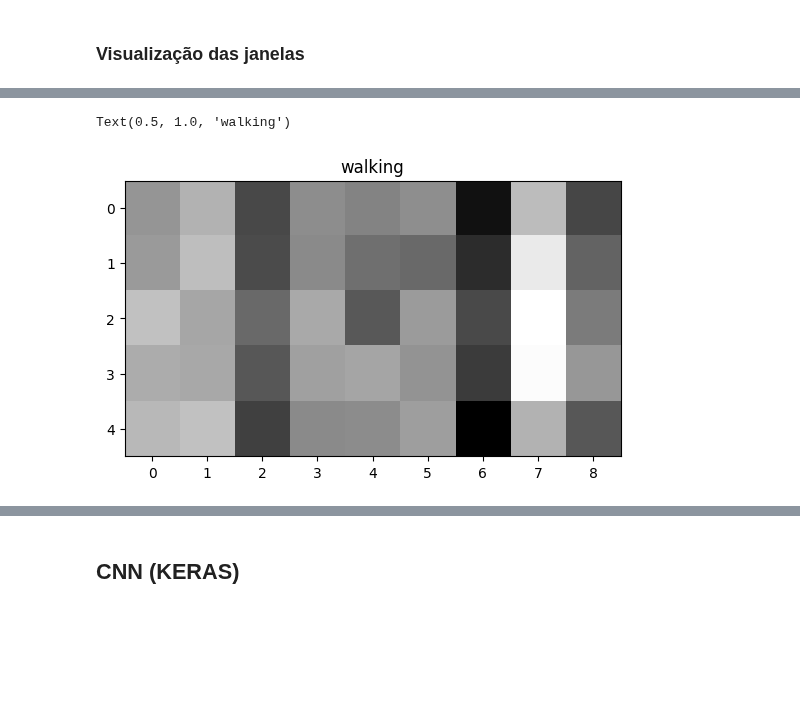
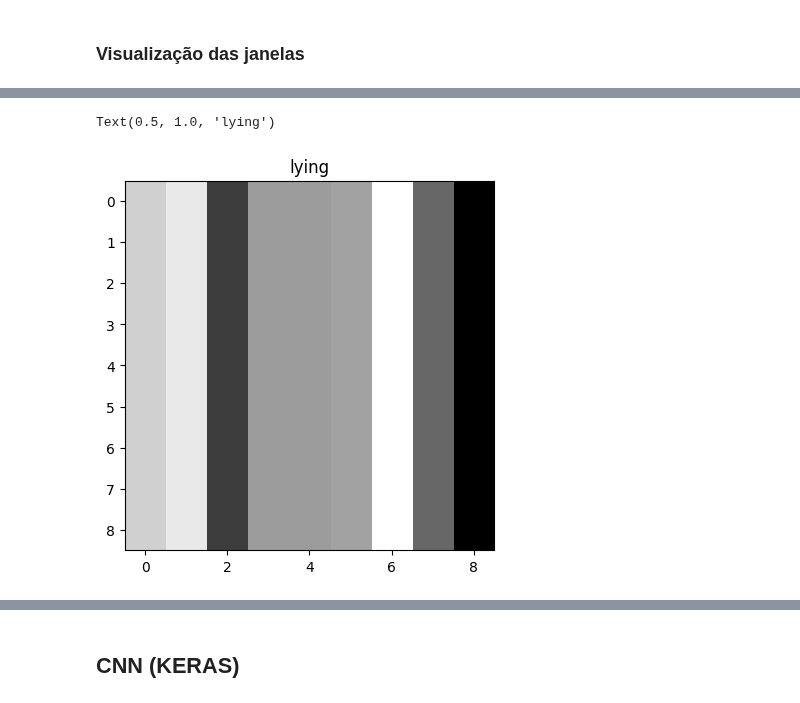
Before and after one commit to andssuu/moncattle, a Jupyter notebook: supervised/notebooks/cnn.ipynb, the cells around one changed output, grey strips where cells are left out. Saved outputs shown, nothing was run; the diff lists cells and outputs as text; code cells hidden in the pictures; blank space fills up the shorter version.

```diff
--- a/supervised/notebooks/cnn.ipynb
+++ b/supervised/notebooks/cnn.ipynb
@@ -115,3 +117,11 @@ df_data
 | 13086 | 0.465415 | 0.696971 | 0.383047 | 0.537514 | 0.480552 | 0.473198 | 0.12550 | 0.73500 | 0.55575 | grazing |
 | 13087 | 0.532845 | 0.616266 | 0.381964 | 0.454536 | 0.556130 | 0.479301 | 0.08750 | 0.69700 | 0.51075 | grazing |
 13088 rows × 10 columns
+# %%
+df_expanded =pd.DataFrame()
+window_size=9
+for n in range(window_size):
+  df_data.columns[:-1].map(lambda x: '{}_{}'.format(x, n))
+  df_expanded[df_data.columns[:-1].map(lambda x: '{}_{}'.format(x, n))] = df_data.iloc[:, :-1]
+df_expanded['label'] = df_data.iloc[:, -1]
+df_expanded
@@ -142,7 +166,7 @@ df_grazing
 # %% [markdown]
 ### Divisão de janelas
 # %%
-window_size = 5
+window_size = 1
 windows = []
 windows += [[df_grazing.iloc[w:w+window_size, :-1], 'grazing'] for w in range(0, df_grazing.shape[0]-window_size, window_size)]
 windows += [[df_standing.iloc[w:w+window_size, :-1], 'standing'] for w in range(0, df_standing.shape[0]-window_size, window_size)]
@@ -166,5 +186,6 @@ data['label'] = np.array([w[1] for w in windows])
 # %% [markdown]
 ## Bases de treino e teste
 # %%
+data=df_expanded
 data
 # %% [output]
@@ -252,9 +273,9 @@ Name: label, dtype: int64
 # %% [markdown]
 ### Visualização das janelas
 # %%
-_data_all = np.array([np.array(x).reshape(windows[0][0].shape) for x in data.iloc[:, :-1].values])
-_data_train = np.array([np.array(x).reshape(windows[0][0].shape) for x in data_train.iloc[:, :-1].values])
-_data_test =  np.array([np.array(x).reshape(windows[0][0].shape) for x in data_test.iloc[:, :-1].values])
+_data_all = np.array([np.array(x).reshape(window_size, 9) for x in data.iloc[:, :-1].values])
+_data_train = np.array([np.array(x).reshape(window_size, 9) for x in data_train.iloc[:, :-1].values])
+_data_test =  np.array([np.array(x).reshape(window_size, 9) for x in data_test.iloc[:, :-1].values])
 
 labels_map = {"grazing": 0, "standing": 1, "lying": 2, "walking": 3}
 _labels_train = np.array(list(map(lambda x: labels_map[x], data_train.iloc[:, -1])))
@@ -284,10 +305,9 @@ for i in range(6):
 # %%
-plt.style.use('default')
 plt.imshow(_data_train[0], cmap='gray')
 plt.title(list(labels_map.keys())[list(labels_map.values()).index(argmax(c_labels_train[0]))])
 # %% [output]
-Text(0.5, 1.0, 'walking')
+Text(0.5, 1.0, 'lying')
-[figure, old version]
+[figure, new version]
 # %%
 def visualize_input(window, ax):
     window = window * 255 # Now scale by 255
```
Also changed, not shown: parts of 45 cells of this notebook.
